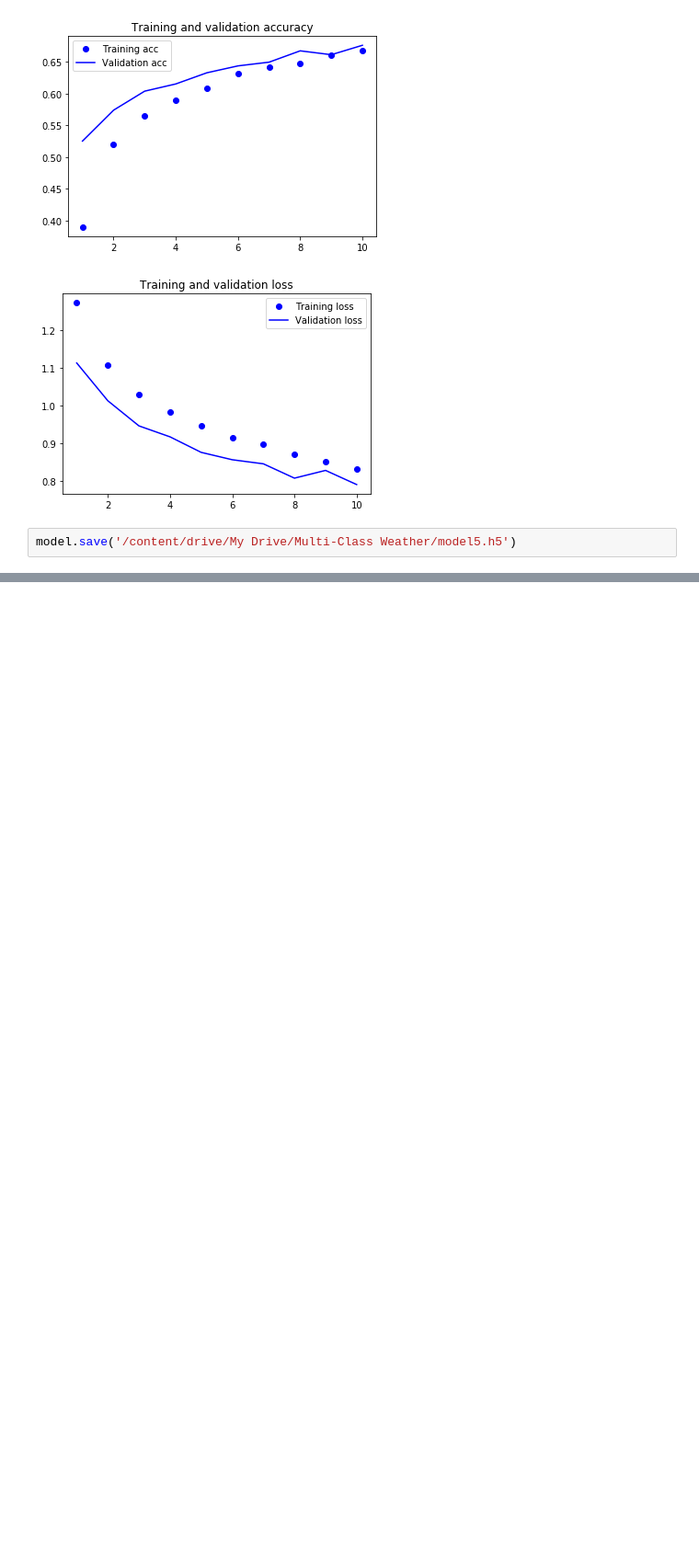
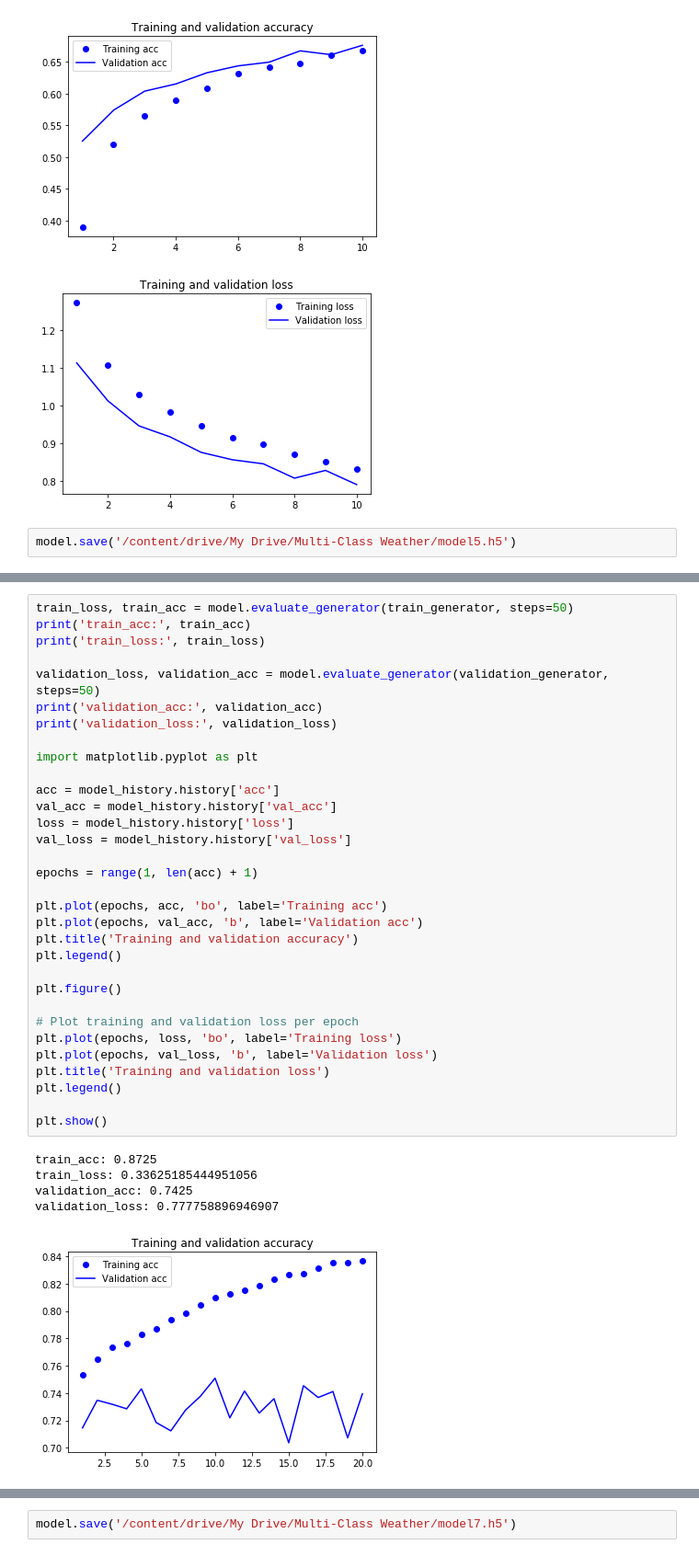
Before and after one commit to teng-joyeen/teng-joyeen, a Jupyter notebook: Training_and_Validation.ipynb, the cells around one changed output, grey strips where cells are left out. Shown: that part at 92% size. Cells and saved outputs as stored; diff of their text form; blank space fills up the shorter version.

```diff
--- a/Training_and_Validation.ipynb
+++ b/Training_and_Validation.ipynb
@@ -894,0 +1076,38 @@ model.save('/content/drive/My Drive/Multi-Class Weather/model5.h5')
+# %%
+train_loss, train_acc = model.evaluate_generator(train_generator, steps=50)
+print('train_acc:', train_acc)
+print('train_loss:', train_loss)
+
+validation_loss, validation_acc = model.evaluate_generator(validation_generator, steps=50)
+print('validation_acc:', validation_acc)
+print('validation_loss:', validation_loss)
+
+import matplotlib.pyplot as plt
+
+acc = model_history.history['acc']
+val_acc = model_history.history['val_acc']
+loss = model_history.history['loss']
+val_loss = model_history.history['val_loss']
+
+epochs = range(1, len(acc) + 1)
+
+plt.plot(epochs, acc, 'bo', label='Training acc')
+plt.plot(epochs, val_acc, 'b', label='Validation acc')
+plt.title('Training and validation accuracy')
+plt.legend()
+
+plt.figure()
+
+# Plot training and validation loss per epoch
+plt.plot(epochs, loss, 'bo', label='Training loss')
+plt.plot(epochs, val_loss, 'b', label='Validation loss')
+plt.title('Training and validation loss')
+plt.legend()
+
+plt.show()
+# %% [output]
+train_acc: 0.8725
+train_loss: 0.33625185444951056
+validation_acc: 0.7425
+validation_loss: 0.777758896946907
+[figure, added]
@@ -894,0 +1115,2 @@ model.save('/content/drive/My Drive/Multi-Class Weather/model5.h5')
+# %%
+model.save('/content/drive/My Drive/Multi-Class Weather/model7.h5')
```
Also changed, not shown: parts of 8 cells of this notebook.
